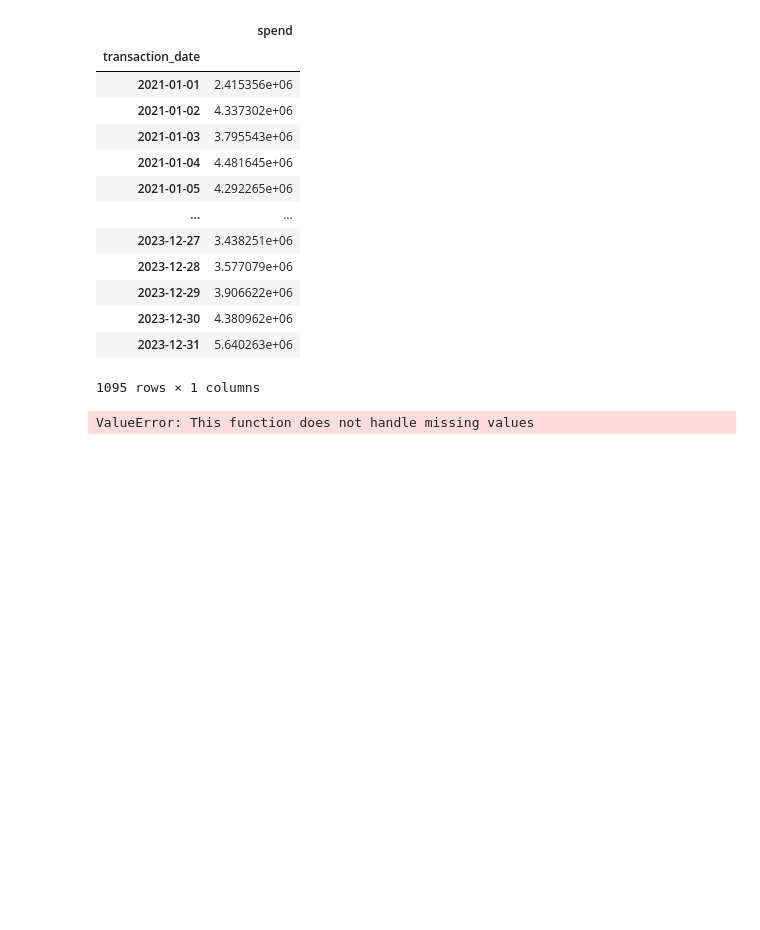
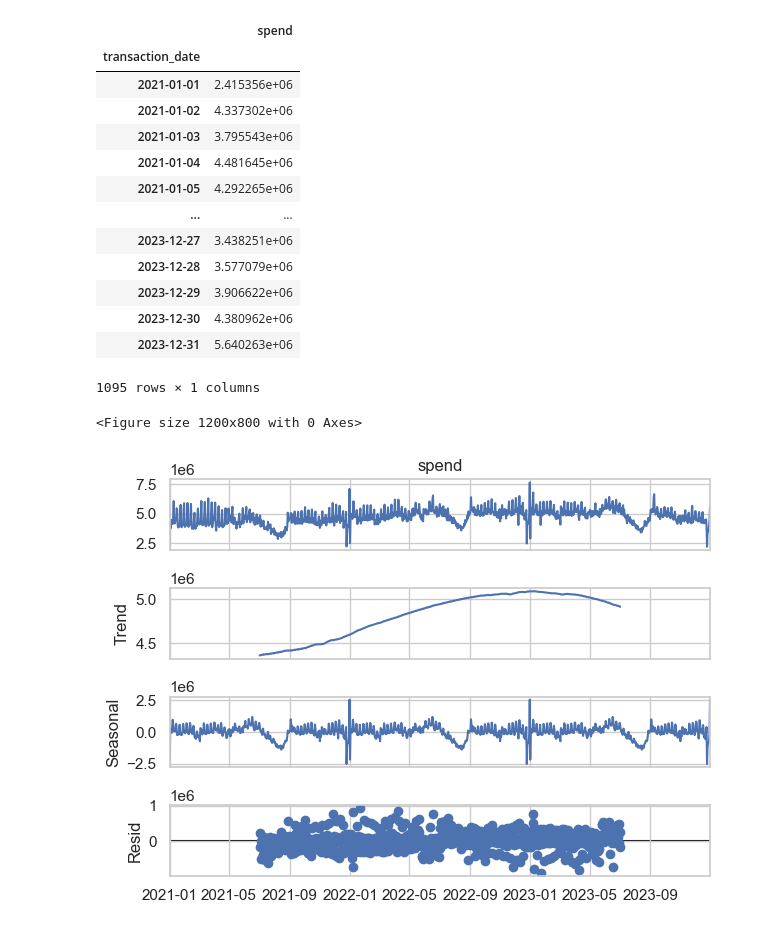
Before and after one commit to shriman/time-series-anomaly, a Jupyter notebook: notebooks/main.ipynb, the cells around one changed output. Drawn from its saved outputs; the diff is of its cells as text; code cells hidden in the pictures; blank space fills up the shorter version.

```diff
--- a/notebooks/main.ipynb
+++ b/notebooks/main.ipynb
@@ -774,9 +774,10 @@ data
 # %%
 ## Model building using statsmodels SARIMAX
 # Seasonal decomposition
-decomposition = seasonal_decompose(data, model='additive', period=7)
+decomposition = seasonal_decompose(data['spend'], model='additive', period=365)
 plt.figure(figsize=(12,8))
 decomposition.plot()
 plt.show()
 # %% [output]
-ValueError: This function does not handle missing values
+<Figure size 1200x800 with 0 Axes>
+[figure, added]
```
